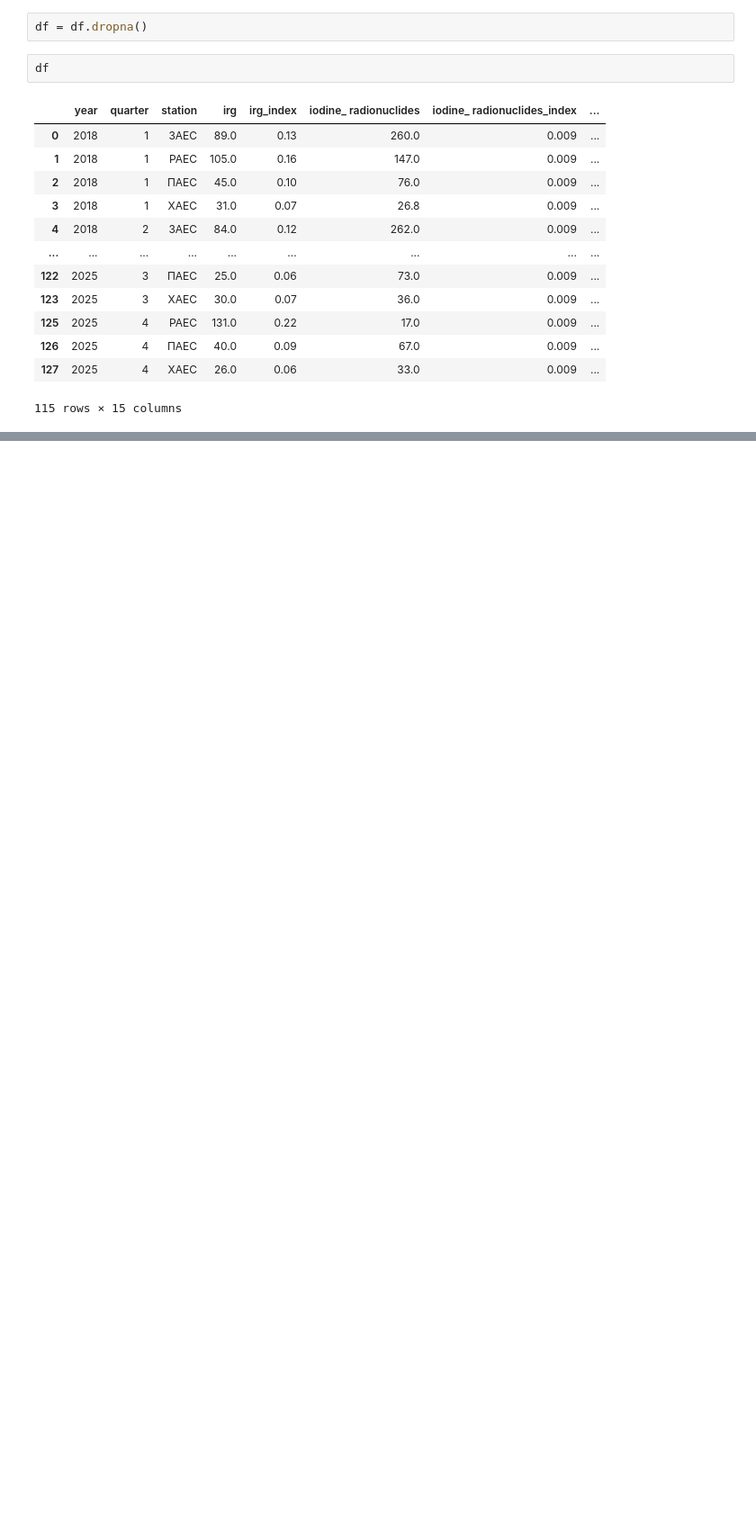
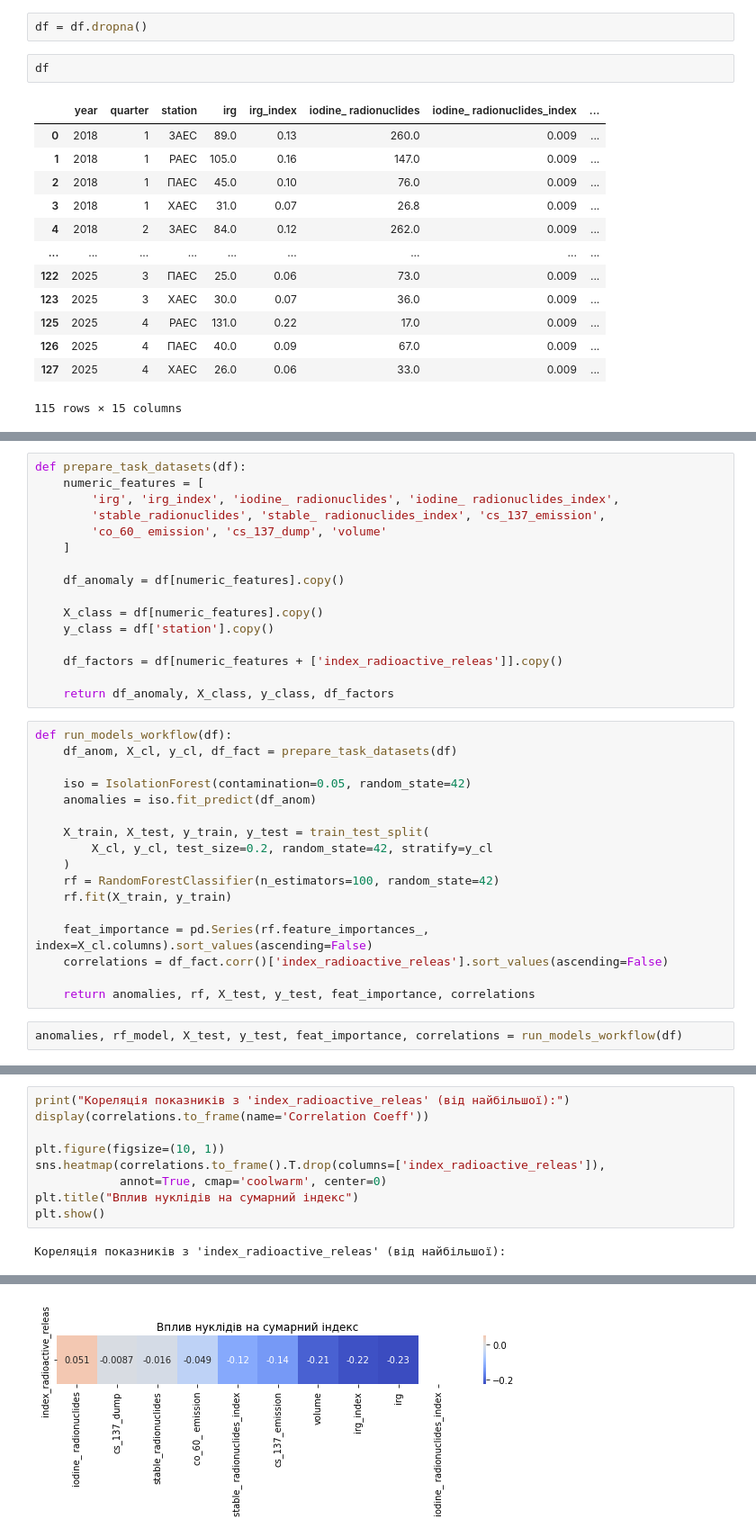
Before and after one commit to yanavyklyuk/open-data-ai-analytics, a Jupyter notebook: notebooks/eda.ipynb, the cells around one changed output, grey strips where cells are left out. Shown at 90% size. Saved outputs shown, nothing was run; the diff lists cells and outputs as text; blank space fills up the shorter version.

Commit message:
Added models and data analysis module

```diff
--- a/notebooks/eda.ipynb
+++ b/notebooks/eda.ipynb
@@ -151,0 +163,35 @@ df
+# %%
+def prepare_task_datasets(df):
+    numeric_features = [
+        'irg', 'irg_index', 'iodine_ radionuclides', 'iodine_ radionuclides_index',
+        'stable_radionuclides', 'stable_ radionuclides_index', 'cs_137_emission',
+        'co_60_ emission', 'cs_137_dump', 'volume'
+    ]
+
+    df_anomaly = df[numeric_features].copy()
+
+    X_class = df[numeric_features].copy()
+    y_class = df['station'].copy()
+
+    df_factors = df[numeric_features + ['index_radioactive_releas']].copy()
+
+    return df_anomaly, X_class, y_class, df_factors
+# %%
+def run_models_workflow(df):
+    df_anom, X_cl, y_cl, df_fact = prepare_task_datasets(df)
+
+    iso = IsolationForest(contamination=0.05, random_state=42)
+    anomalies = iso.fit_predict(df_anom)
+
+    X_train, X_test, y_train, y_test = train_test_split(
+        X_cl, y_cl, test_size=0.2, random_state=42, stratify=y_cl
+    )
+    rf = RandomForestClassifier(n_estimators=100, random_state=42)
+    rf.fit(X_train, y_train)
+
+    feat_importance = pd.Series(rf.feature_importances_, index=X_cl.columns).sort_values(ascending=False)
+    correlations = df_fact.corr()['index_radioactive_releas'].sort_values(ascending=False)
+
+    return anomalies, rf, X_test, y_test, feat_importance, correlations
+# %%
+anomalies, rf_model, X_test, y_test, feat_importance, correlations = run_models_workflow(df)
@@ -151,0 +249,11 @@ df
+# %%
+print("Кореляція показників з 'index_radioactive_releas' (від найбільшої):")
+display(correlations.to_frame(name='Correlation Coeff'))
+
+plt.figure(figsize=(10, 1))
+sns.heatmap(correlations.to_frame().T.drop(columns=['index_radioactive_releas']),
+            annot=True, cmap='coolwarm', center=0)
+plt.title("Вплив нуклідів на сумарний індекс")
+plt.show()
+# %% [output]
+Кореляція показників з 'index_radioactive_releas' (від найбільшої):
@@ -151,0 +272 @@ df
+[figure, added]
```
Also changed, not shown: parts of 5 cells of this notebook, 1 other file.
